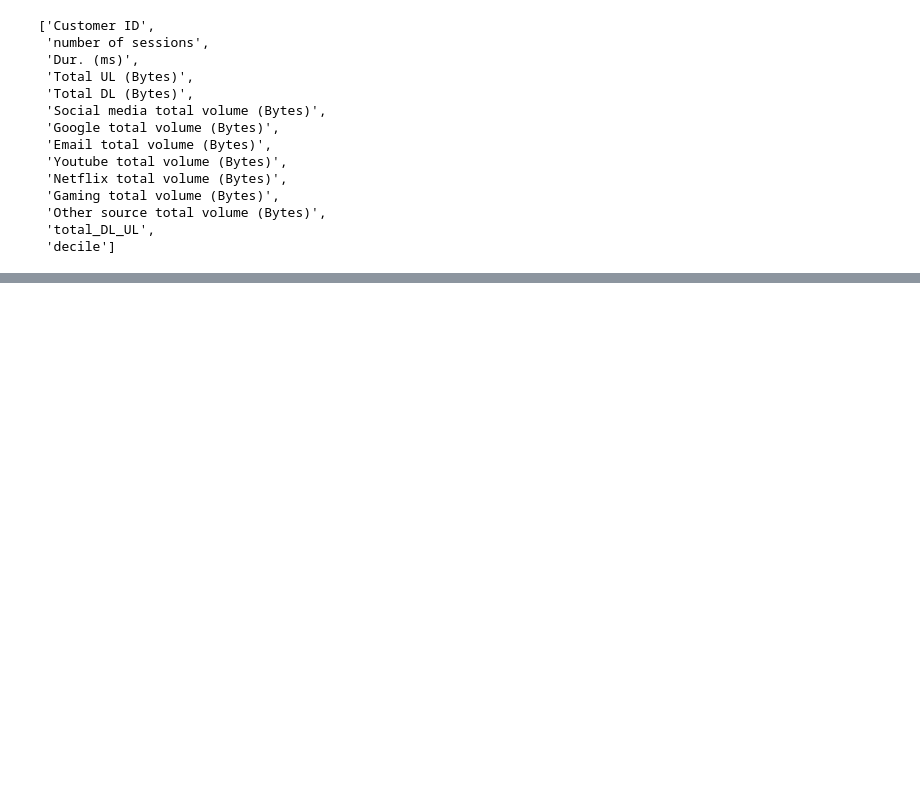
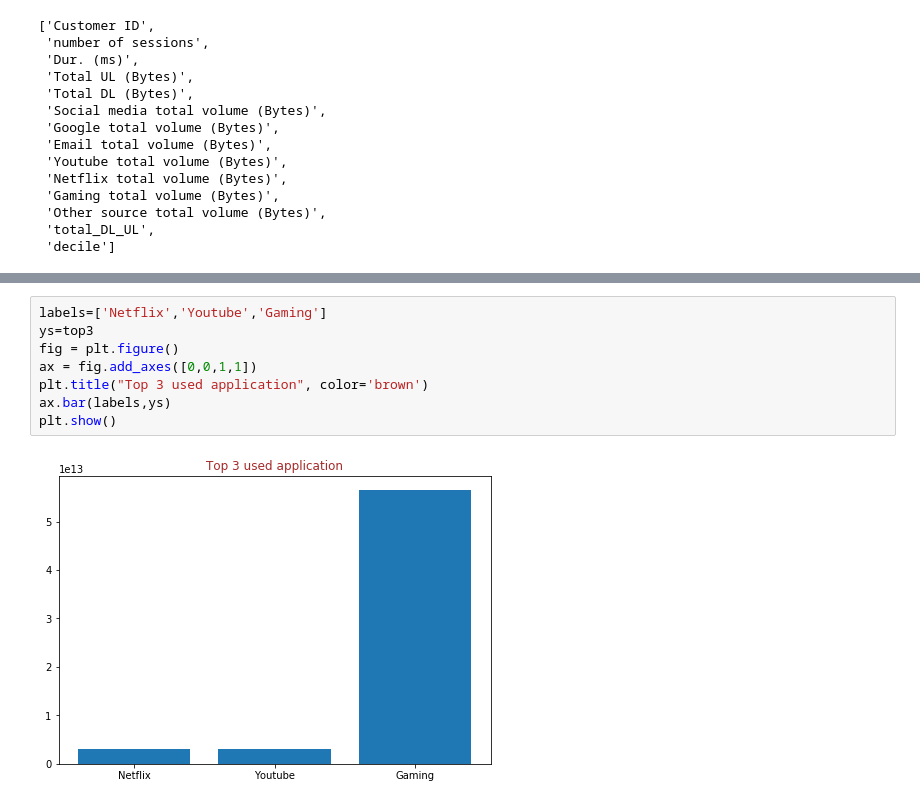
Before and after one commit to maxi1571/Telecommunication-User-Analytics, a Jupyter notebook: notebooks/data_analysis.ipynb, the cells around one changed output, grey strips where cells are left out. Drawn from its saved outputs; the diff is of its cells as text; blank space fills up the shorter version.

```diff
--- a/notebooks/data_analysis.ipynb
+++ b/notebooks/data_analysis.ipynb
@@ -892,0 +893,10 @@ plt.show()
+# %%
+labels=['Netflix','Youtube','Gaming']
+ys=top3
+fig = plt.figure()
+ax = fig.add_axes([0,0,1,1])
+plt.title("Top 3 used application", color='brown')
+ax.bar(labels,ys)
+plt.show()
+# %% [output]
+[figure, added]
```
Also changed, not shown: parts of 49 cells of this notebook, 1 other file.
